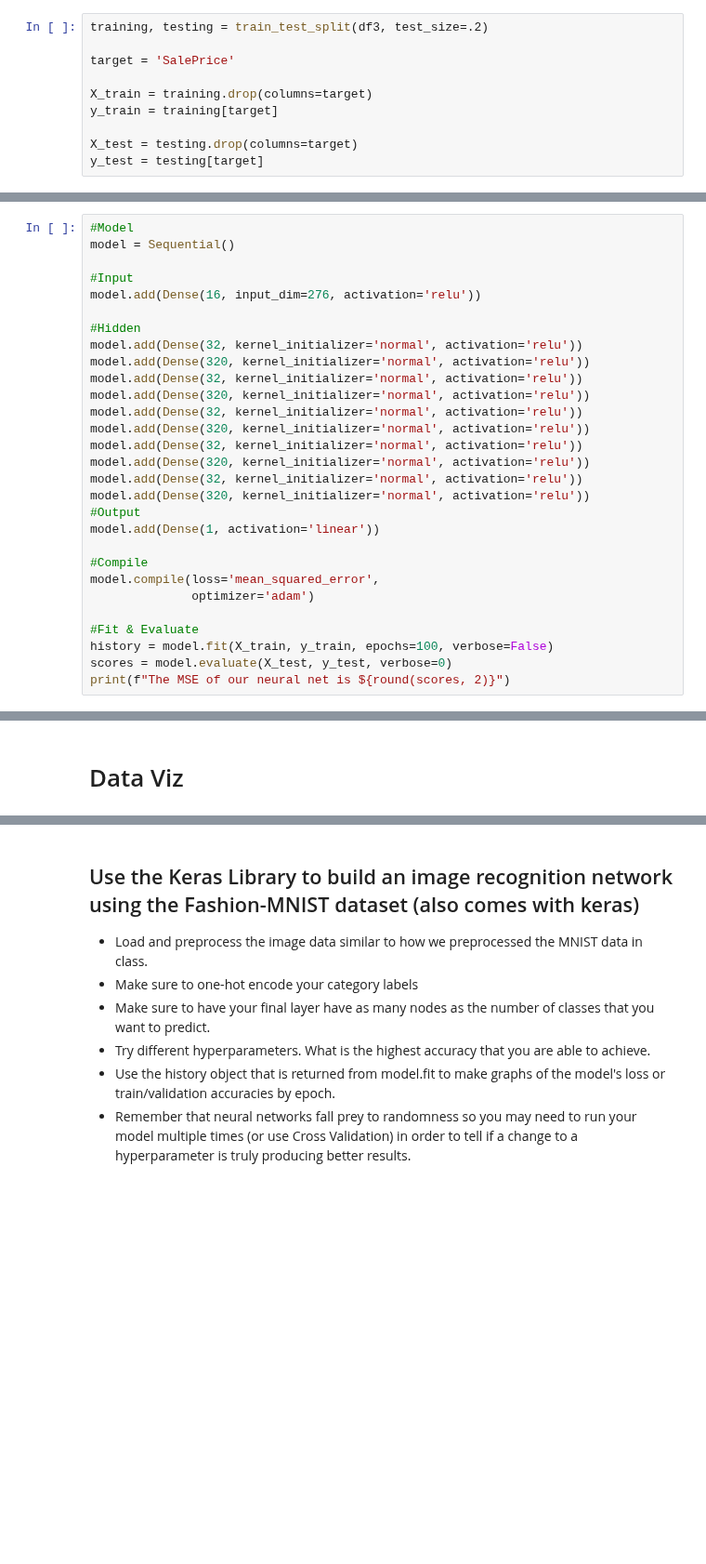
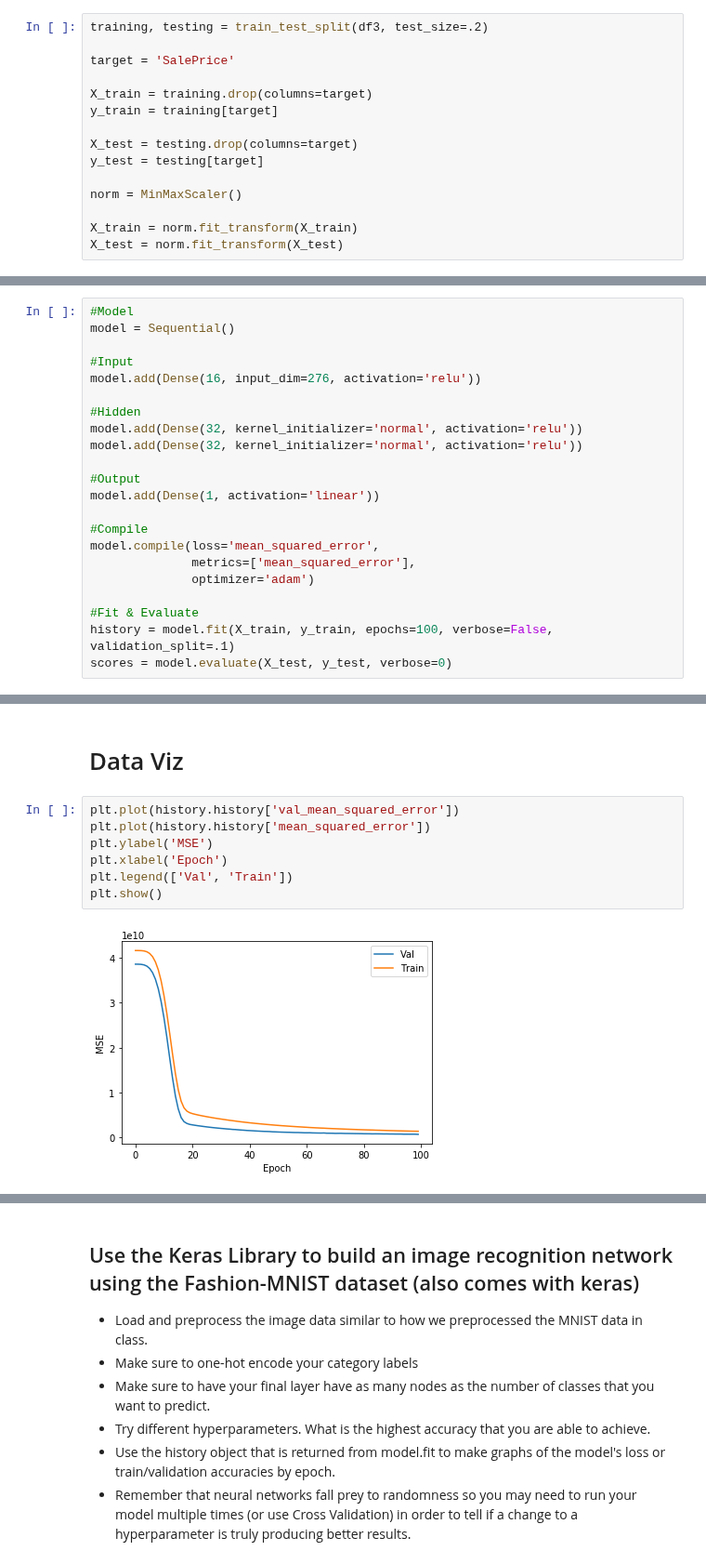
Before and after one commit to bloominstituteoftechnology/DS-Unit-4-Sprint-2-Neural-Networks, a Jupyter notebook: module3-Intro-to-Keras/Mikio_Harman_423_Keras_Assignment.ipynb, the cells around one changed output, grey strips where cells are left out. Shown at 93% size. Saved outputs shown, nothing was run; the diff lists cells and outputs as text; blank space fills up the shorter version.

```diff
--- a/module3-Intro-to-Keras/Mikio_Harman_423_Keras_Assignment.ipynb
+++ b/module3-Intro-to-Keras/Mikio_Harman_423_Keras_Assignment.ipynb
@@ -141,6 +142,11 @@ y_train = training[target]
 
 X_test = testing.drop(columns=target)
 y_test = testing[target]
+
+norm = MinMaxScaler()
+
+X_train = norm.fit_transform(X_train)
+X_test = norm.fit_transform(X_test)
 # %% [markdown]
 # Feature Engineering
 # %%
@@ -166,23 +172,16 @@ model.add(Dense(16, input_dim=276, activation='relu'))
 
 #Hidden
 model.add(Dense(32, kernel_initializer='normal', activation='relu'))
-model.add(Dense(320, kernel_initializer='normal', activation='relu'))
 model.add(Dense(32, kernel_initializer='normal', activation='relu'))
-model.add(Dense(320, kernel_initializer='normal', activation='relu'))
-model.add(Dense(32, kernel_initializer='normal', activation='relu'))
-model.add(Dense(320, kernel_initializer='normal', activation='relu'))
-model.add(Dense(32, kernel_initializer='normal', activation='relu'))
-model.add(Dense(320, kernel_initializer='normal', activation='relu'))
-model.add(Dense(32, kernel_initializer='normal', activation='relu'))
-model.add(Dense(320, kernel_initializer='normal', activation='relu'))
+
 #Output
 model.add(Dense(1, activation='linear'))
 
 #Compile
 model.compile(loss='mean_squared_error',
+              metrics=['mean_squared_error'],
               optimizer='adam')
 
 #Fit & Evaluate
-history = model.fit(X_train, y_train, epochs=100, verbose=False)
+history = model.fit(X_train, y_train, epochs=100, verbose=False, validation_split=.1)
 scores = model.evaluate(X_test, y_test, verbose=0)
-print(f"The MSE of our neural net is ${round(scores, 2)}")
@@ -213,2 +240,11 @@ The RMSE of our neural net is $31623.59
 # %% [markdown]
 # Data Viz
+# %%
+plt.plot(history.history['val_mean_squared_error'])
+plt.plot(history.history['mean_squared_error'])
+plt.ylabel('MSE')
+plt.xlabel('Epoch')
+plt.legend(['Val', 'Train'])
+plt.show()
+# %% [output]
+[figure, added]
```
Also changed, not shown: parts of 8 cells of this notebook, 6 other files.
